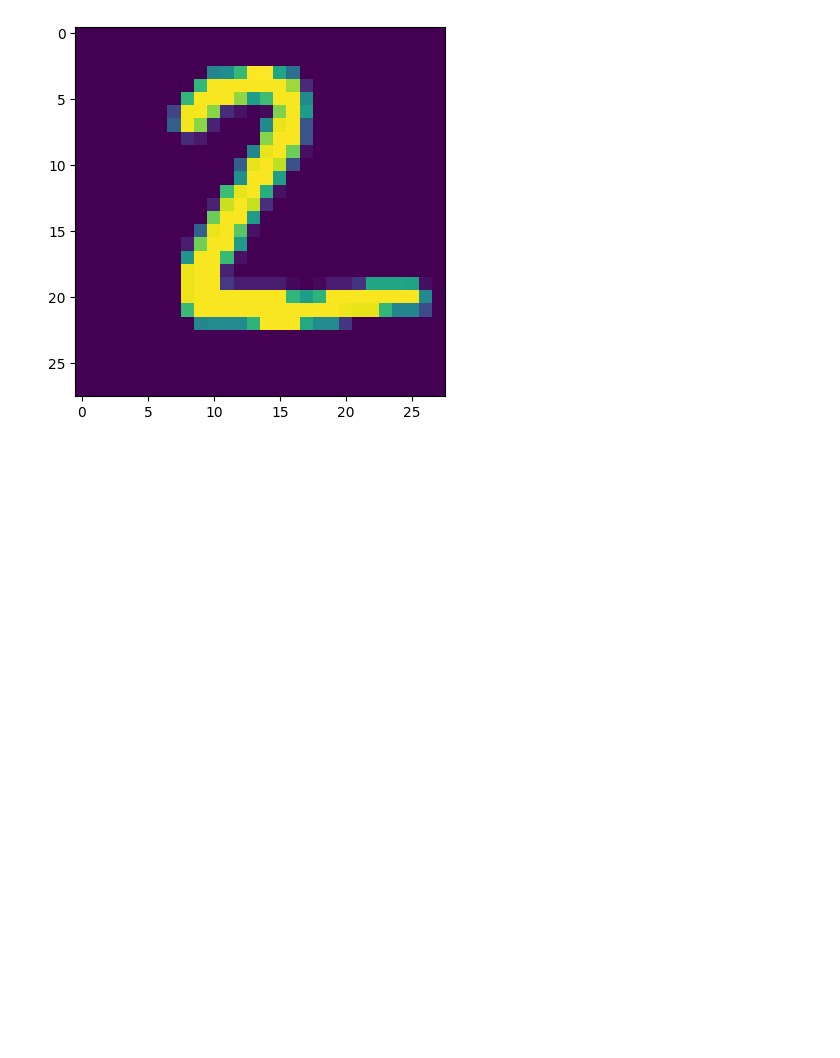
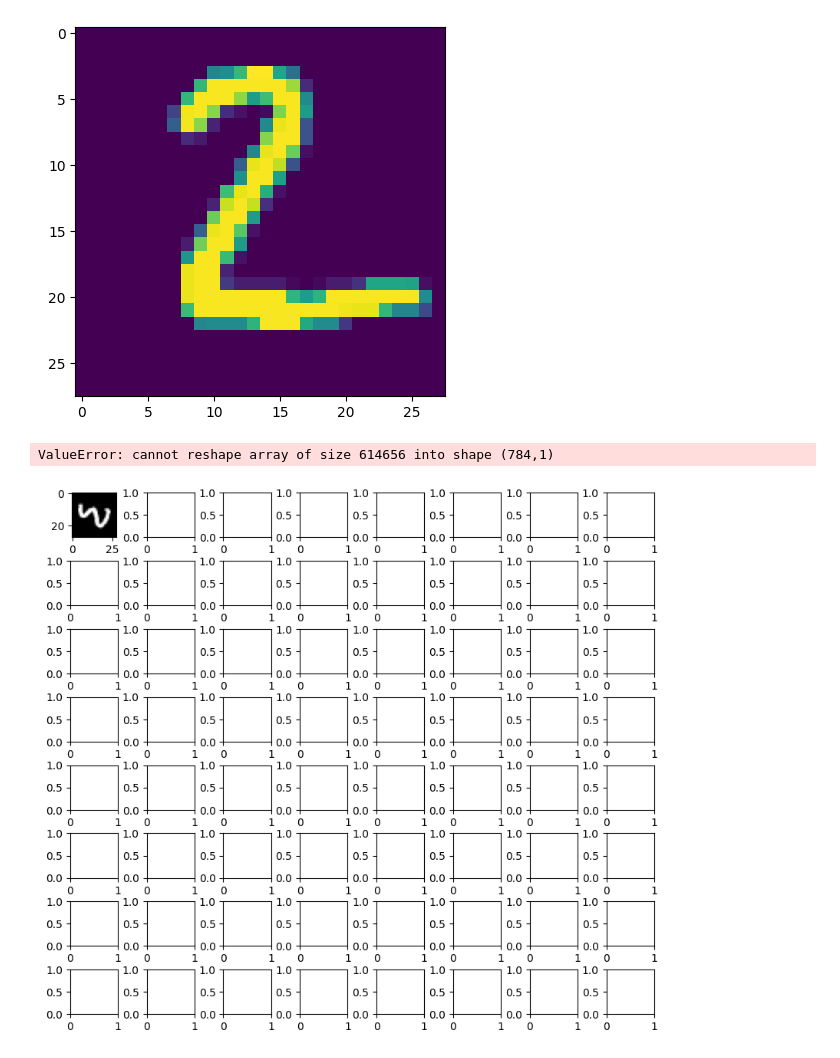
Before and after one commit to syedmeesamali/CourseraPlus, a Jupyter notebook: 2_TOOLS/2_TensorFlow/7_Neural_Network/digit_recognition_tf.ipynb, the cells around one changed output. Drawn from its saved outputs; the diff is of its cells as text; code cells hidden in the pictures; blank space fills up the shorter version.

```diff
--- a/2_TOOLS/2_TensorFlow/7_Neural_Network/digit_recognition_tf.ipynb
+++ b/2_TOOLS/2_TensorFlow/7_Neural_Network/digit_recognition_tf.ipynb
@@ -25,7 +13,0 @@ y_test
-# %%
-x_train = data["x_train"]
-y_train = data["y_train"]
-print(x_train.shape)
-print(y_train.shape)
-
-#X_train = X_train.reshape(X_train.shape[0], -1)
@@ -36,0 +14,8 @@ print(y_train.shape)
+# %%
+def load_data(path):
+    with np.load(path) as f:
+        x_train, y_train = f['x_train'], f['y_train']
+        x_test, y_test = f['x_test'], f['y_test']
+        return (x_train, y_train), (x_test, y_test)
+
+(x_train, y_train), (x_test, y_test) = load_data('mnist.npz')
@@ -128,8 +121,7 @@ array([[-0.40507224],
 # %%
 model.compile(
     loss = tensorflow.keras.losses.BinaryCrossentropy(),
-    optimizer = tensorflow.keras.optimizers.Adam(0.001),
-)
+    optimizer = tensorflow.keras.optimizers.Adam(0.001), )
 # %%
 model.fit(x_train_shaped, y_train_shaped, epochs = 20)
 # %% [output]
@@ -169,23 +161,26 @@ plt.imshow(x_test[1].reshape(28, 28))
 # %%
 # Some comparison
 import warnings
 warnings.simplefilter(action='ignore', category=FutureWarning)
 
-m, n = X_train.shape
+m, n = x_train_shaped.shape
 fig, axes = plt.subplots(8, 8, figsize = (8, 8))
 fig.tight_layout(pad = 0.1, rect = [0, 0.03, 1, 0.92]) # (left, bot, right, top)
 for i, ax in enumerate(axes.flat):
     random_index = np.random.randint(m)
     #select random indices
-    X_random_reshape = X_train[random_index].reshape((28, 28)).T
+    X_random_reshape = x_train[random_index].reshape((28, 28)).T
     ax.imshow(X_random_reshape, cmap='gray')
-    predicts = model.predict(X_train[X_random_reshape].reshape(784, 1))
+    predicts = model.predict(x_train[X_random_reshape].reshape(784, 1))
     if predicts >= 0.5:
         yhat = 1
     else:
         yhat = 0
 
     ax.set_title(f"{y_train[random_index, 0]}, {yhat}")
     ax.set_axis_off()
 fig.suptitle("Label, yhat", fontsize = 16)
 plt.show()
+# %% [output]
+ValueError: cannot reshape array of size 614656 into shape (784,1)
+[figure, added]
```
Also changed, not shown: parts of 12 cells of this notebook.
